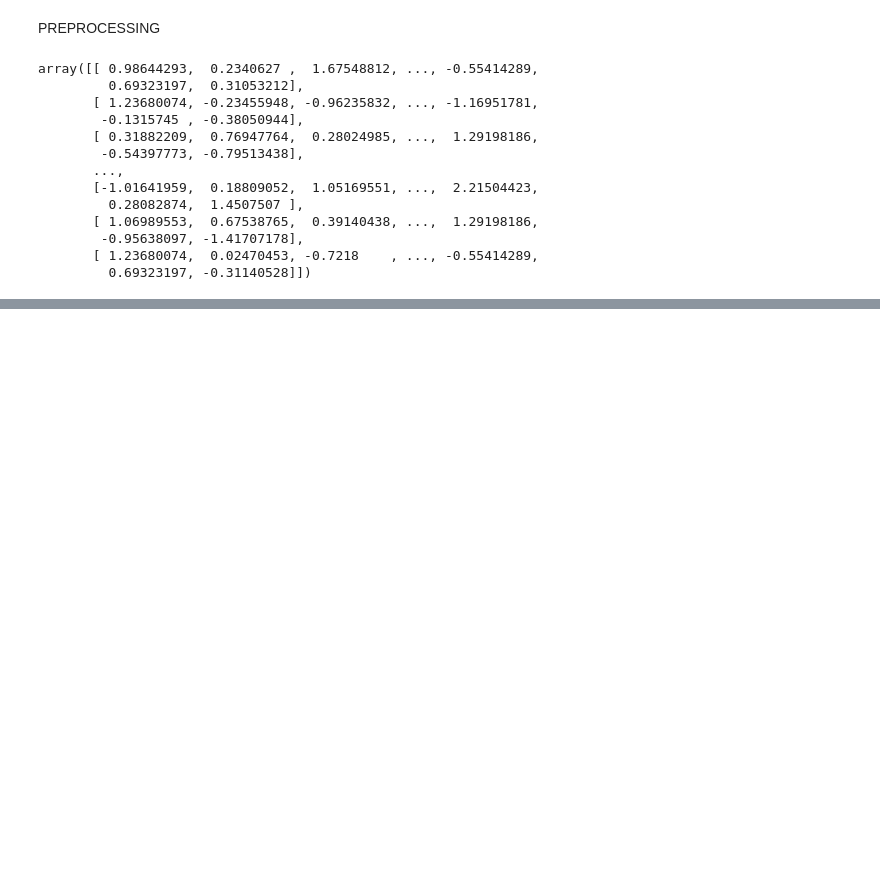
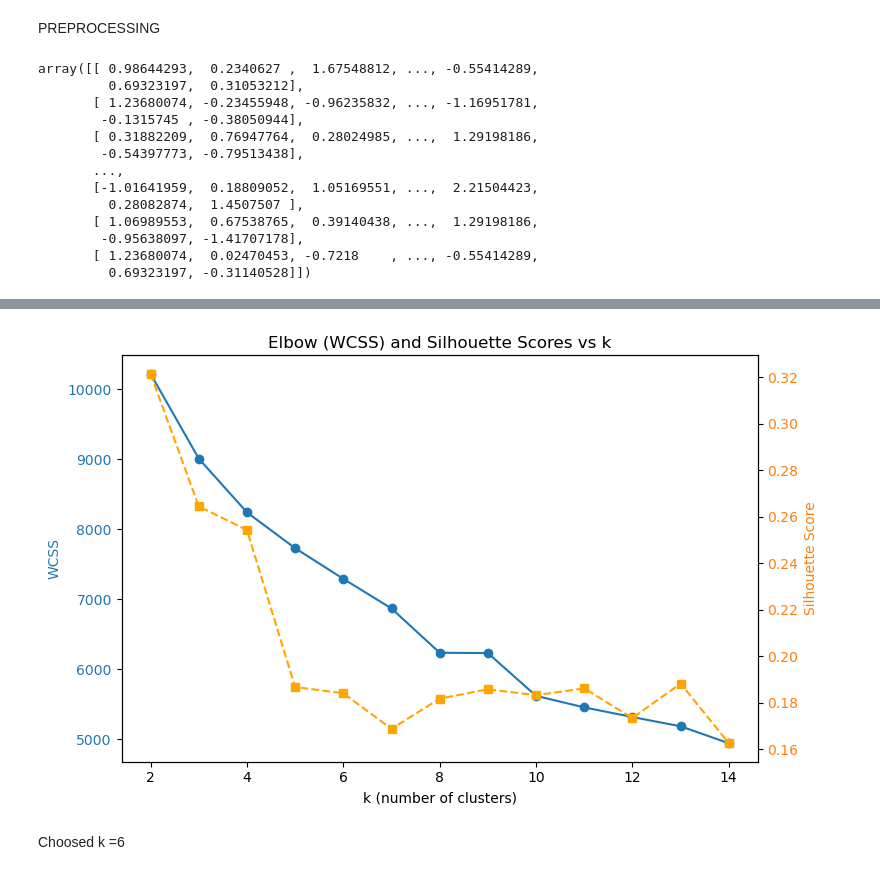
Before and after one commit to ahmetkgurel/Marketing_data_segmentation, a Jupyter notebook: segmentation.ipynb, the cells around one changed output, grey strips where cells are left out. Cells and saved outputs as stored; diff of their text form; code cells hidden in the pictures; blank space fills up the shorter version.

```diff
--- a/segmentation.ipynb
+++ b/segmentation.ipynb
@@ -568,0 +569,24 @@ plt.show()
+# %%
+k_values = range(2, 15)
+
+fig, ax1 = plt.subplots(figsize=(8, 5))
+
+# ---- 1. Y-ekseni: WCSS (Elbow) ----
+ax1.plot(k_values, wcss, marker='o', linestyle='-', label='WCSS')
+ax1.set_xlabel('k (number of clusters)')
+ax1.set_ylabel('WCSS', color='tab:blue')
+ax1.tick_params(axis='y', labelcolor='tab:blue')
+
+# ---- 2. Y-ekseni: Silhouette ----
+ax2 = ax1.twinx()
+ax2.plot(k_values, scores, marker='s', linestyle='--', label='Silhouette',color ="orange")
+ax2.set_ylabel('Silhouette Score', color='tab:orange')
+ax2.tick_params(axis='y', labelcolor='tab:orange')
+
+plt.title('Elbow (WCSS) and Silhouette Scores vs k')
+fig.tight_layout()
+plt.show()
+# %% [output]
+[figure, added]
+# %% [markdown]
+Choosed k =6
```
Also changed, not shown: parts of 16 cells of this notebook, 2 other files.
